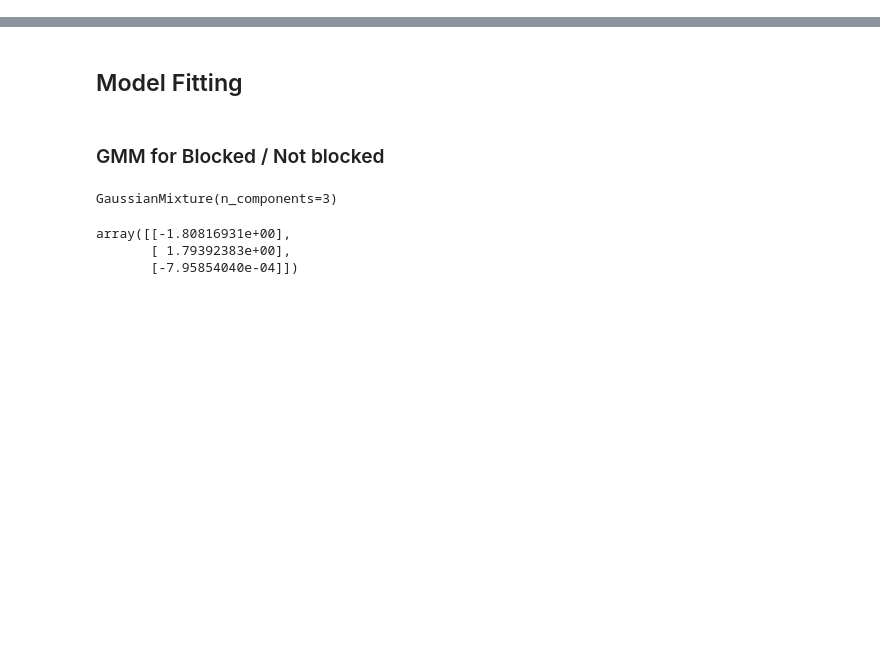
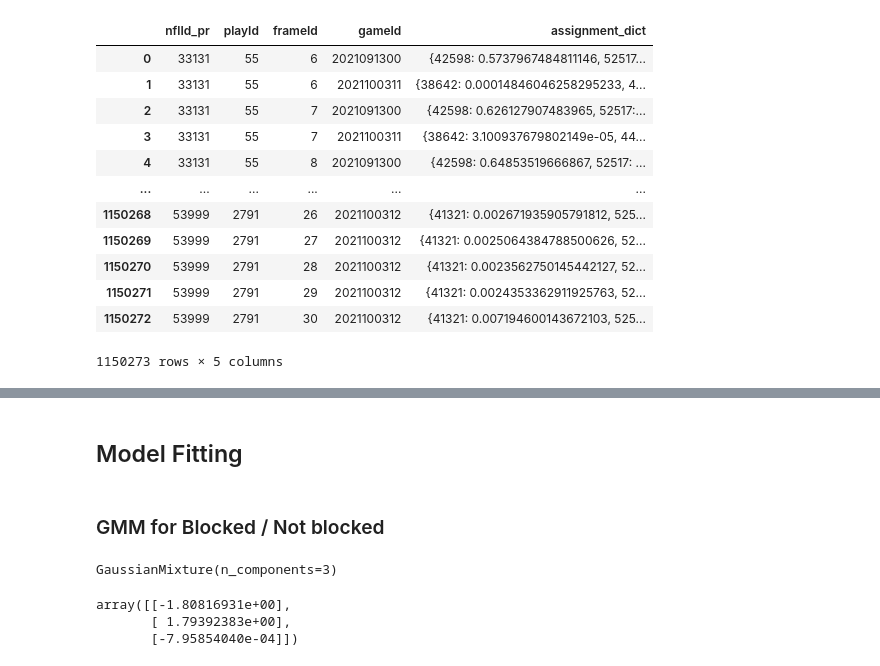
Before and after one commit to IshTheCoder/Matchup_Identifier, a Jupyter notebook: src/Maximization Sandbox.ipynb, the cells around one changed output, grey strips where cells are left out. Cells and saved outputs as stored; diff of their text form; code cells hidden in the pictures; blank space fills up the shorter version.

```diff
--- a/src/Maximization Sandbox.ipynb
+++ b/src/Maximization Sandbox.ipynb
@@ -69,8 +87,24 @@ assignment_data = pd.concat(all_pos_list)
 # %%
-# assignment_data.to_csv("assignment_data.csv",index=False)
-assignment_data = pd.read_csv("assignment_data.csv")
+assignment_data.to_csv("assignment_data.csv",index=False)
+# assignment_data = pd.read_csv("assignment_data.csv")
 # %%
 assignment_data_agg = assignment_data.groupby(["nflId_pr","playId","frameId","gameId"]).apply(lambda x: {i:val for val, i in zip(x.assignment_probs,x.nflId)}).reset_index()
+# %%
+assignment_data_agg
+# %% [output]
+|  | nflId_pr | playId | frameId | gameId | assignment_dict |
+| 0 | 33131 | 55 | 6 | 2021091300 | {42598: 0.5737967484811146, 52517... |
+| 1 | 33131 | 55 | 6 | 2021100311 | {38642: 0.00014846046258295233, 4... |
+| 2 | 33131 | 55 | 7 | 2021091300 | {42598: 0.626127907483965, 52517:... |
+| 3 | 33131 | 55 | 7 | 2021100311 | {38642: 3.100937679802149e-05, 44... |
+| 4 | 33131 | 55 | 8 | 2021091300 | {42598: 0.64853519666867, 52517: ... |
+| ... | ... | ... | ... | ... | ... |
+| 1150268 | 53999 | 2791 | 26 | 2021100312 | {41321: 0.002671935905791812, 525... |
+| 1150269 | 53999 | 2791 | 27 | 2021100312 | {41321: 0.0025064384788500626, 52... |
+| 1150270 | 53999 | 2791 | 28 | 2021100312 | {41321: 0.0023562750145442127, 52... |
+| 1150271 | 53999 | 2791 | 29 | 2021100312 | {41321: 0.0024353362911925763, 52... |
+| 1150272 | 53999 | 2791 | 30 | 2021100312 | {41321: 0.007194600143672103, 525... |
+1150273 rows × 5 columns
 # %%
 assignment_data_agg.to_csv("assignment_data_agg.csv",index=False)
 # %%
```
Also changed, not shown: parts of 6 cells of this notebook, 9 other files.
